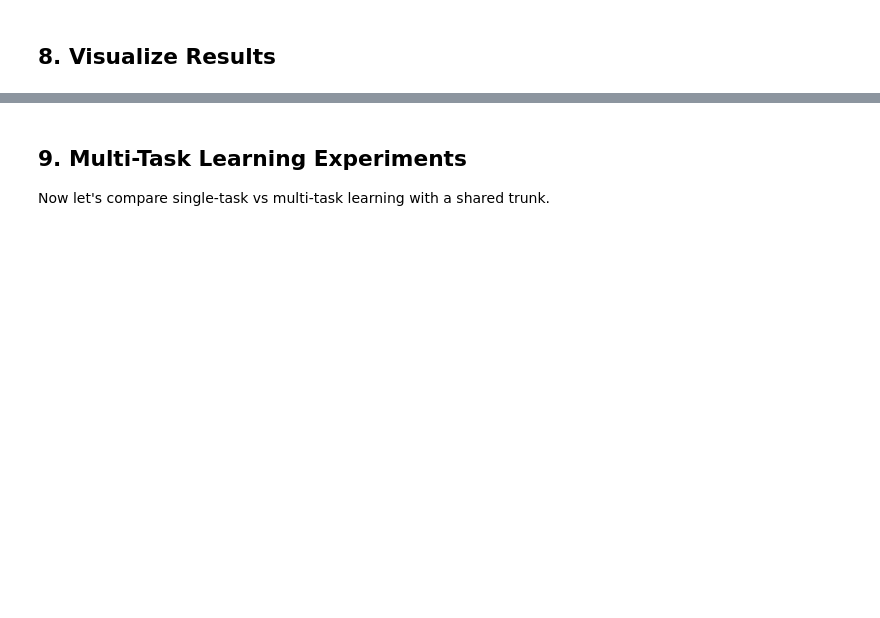
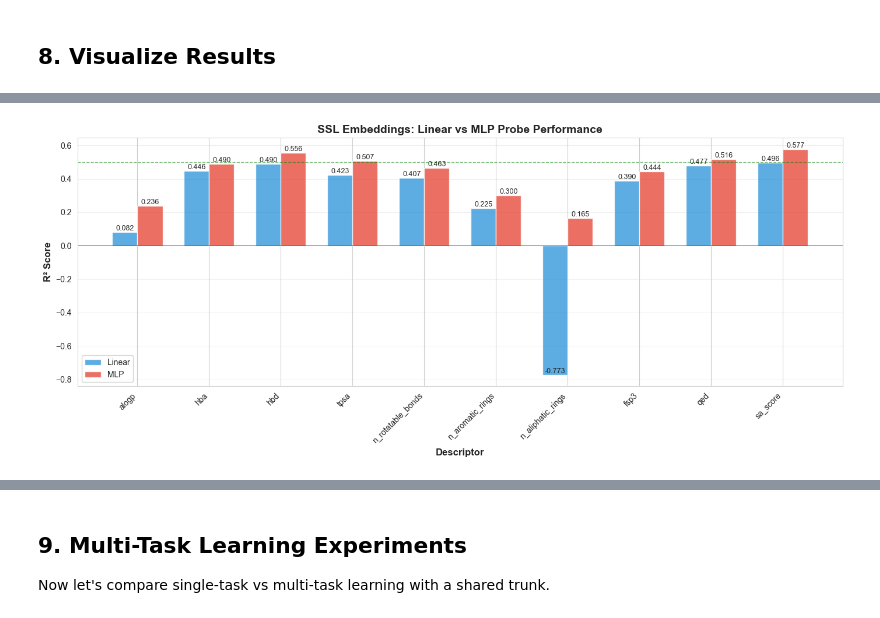
Before and after one commit to maxvdboom/DreaMS, a Jupyter notebook: dreams-thesis-wa/notebooks/probe_ssl_embeddings.ipynb, the cells around one changed output, grey strips where cells are left out. Cells and saved outputs as stored; diff of their text form; code cells hidden in the pictures; blank space fills up the shorter version.

Commit message:
Probing the SSL embeddings using single-task and multi-task approaches.

```diff
--- a/dreams-thesis-wa/notebooks/probe_ssl_embeddings.ipynb
+++ b/dreams-thesis-wa/notebooks/probe_ssl_embeddings.ipynb
@@ -441,19 +535,17 @@ for descriptor in target_descriptors:
     y_val = df_val[descriptor].values
     y_test = df_test[descriptor].values
 
-    # Standardize targets
+    # Standardize targets (z-score normalization for single-task)
     scaler = StandardScaler()
     y_train_scaled = scaler.fit_transform(y_train.reshape(-1, 1)).flatten()
     y_val_scaled = scaler.transform(y_val.reshape(-1, 1)).flatten()
     y_test_scaled = scaler.transform(y_test.reshape(-1, 1)).flatten()
 
-    # Test both embedding types
-    for emb_type, (X_train, X_val, X_test) in [
-        ('SSL', (ssl_embeddings_train, ssl_embeddings_val, ssl_embeddings_test)),
-        ('Contrastive', (contrastive_embeddings_train, contrastive_embeddings_val, contrastive_embeddings_test))
-    ]:
-        # Test both probe types
-        for probe_name, ProbeClass in [('Linear', LinearProbe), ('MLP', MLPProbe)]:
+    # Test SSL embeddings only with both probe types
+    emb_type = 'SSL'
+    X_train, X_val, X_test = ssl_embeddings_train, ssl_embeddings_val, ssl_embeddings_test
+
+    for probe_name, ProbeClass in [('Linear', LinearProbe), ('MLP', MLPProbe)]:
             print(f"\n{emb_type} + {probe_name} Probe:")
 
             # Create datasets
@@ -497,3 +607,13 @@ print("\n✓ All probing experiments complete!")
+# %%
+# Save results to disk for later use
+import pickle
+results_save_path = Path('../results/probing_results_ssl.pkl')
+results_save_path.parent.mkdir(parents=True, exist_ok=True)
+
+with open(results_save_path, 'wb') as f:
+    pickle.dump(results, f)
+
+print(f"✓ Results saved to {results_save_path}")
 # %% [markdown]
 ## 7. Results Summary
 # %%
@@ -533,38 +673,38 @@ plt.show()
 # %%
-# 2. Bar plot: SSL vs Contrastive comparison
+# Bar plot: Linear vs MLP comparison for SSL embeddings
 fig, ax = plt.subplots(figsize=(14, 6))
 
-# Get best results for each descriptor+embedding combo
-best_results = results_df.loc[results_df.groupby(['descriptor', 'embedding_type'])['r2'].idxmax()]
+# Get results for Linear and MLP
+linear_results = results_df[results_df['probe_type'] == 'Linear'].sort_values('descriptor')
+mlp_results = results_df[results_df['probe_type'] == 'MLP'].sort_values('descriptor')
 
-# Pivot for plotting
 x = np.arange(len(target_descriptors))
 width = 0.35
 
-ssl_scores = best_results[best_results['embedding_type'] == 'SSL'].sort_values('descriptor')['r2'].values
-contrastive_scores = best_results[best_results['embedding_type'] == 'Contrastive'].sort_values('descriptor')['r2'].values
-
-bars1 = ax.bar(x - width/2, ssl_scores, width, label='SSL', color='#3498db', alpha=0.8)
-bars2 = ax.bar(x + width/2, contrastive_scores, width, label='Contrastive', color='#e74c3c', alpha=0.8)
+bars1 = ax.bar(x - width/2, linear_results['r2'].values, width, label='Linear', color='#3498db', alpha=0.8)
+bars2 = ax.bar(x + width/2, mlp_results['r2'].values, width, label='MLP', color='#e74c3c', alpha=0.8)
 
 # Add value labels on bars
 for bars in [bars1, bars2]:
     for bar in bars:
         height = bar.get_height()
         ax.text(bar.get_x() + bar.get_width()/2., height,
                 f'{height:.3f}', ha='center', va='bottom', fontsize=9)
 
 ax.set_xlabel('Descriptor', fontsize=12, fontweight='bold')
-ax.set_ylabel('R² Score (Best Probe)', fontsize=12, fontweight='bold')
-ax.set_title('SSL vs Contrastive Embeddings - Probing Performance', fontsize=14, fontweight='bold')
+ax.set_ylabel('R² Score', fontsize=12, fontweight='bold')
+ax.set_title('SSL Embeddings: Linear vs MLP Probe Performance', fontsize=14, fontweight='bold')
 ax.set_xticks(x)
 ax.set_xticklabels(target_descriptors, rotation=45, ha='right')
 ax.legend()
 ax.grid(axis='y', alpha=0.3)
 ax.axhline(y=0, color='black', linestyle='-', linewidth=0.5)
+ax.axhline(y=0.5, color='green', linestyle='--', linewidth=1, alpha=0.5, label='R²=0.5 (decent encoding)')
 
 plt.tight_layout()
 plt.show()
+# %% [output]
+[figure, added]
 # %%
 # 3. Summary statistics
 print("\n" + "="*80)
```
Also changed, not shown: parts of 23 cells of this notebook.
